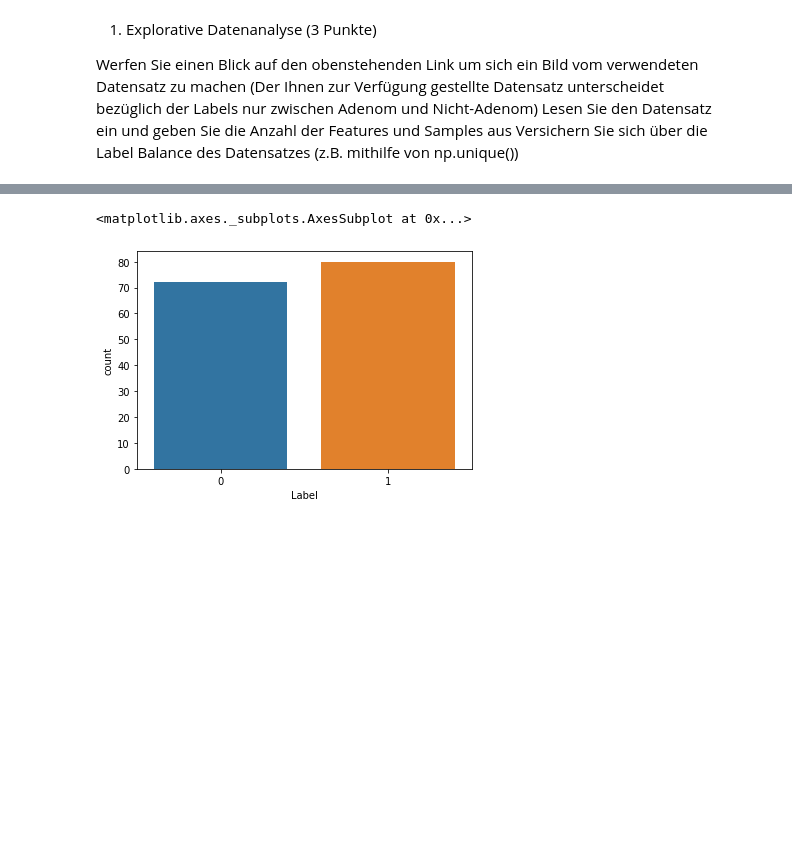
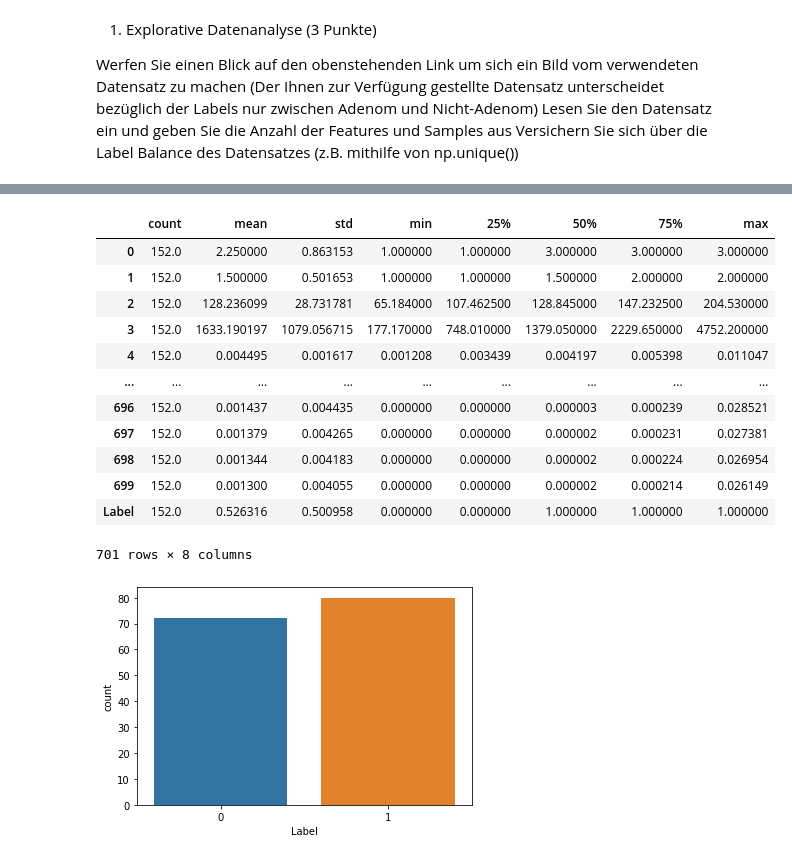
Before and after one commit to wermann33/MLEUnsupervised-Clustering-_Feature-Handling, a Jupyter notebook: Uebung 04.ipynb, the cells around one changed output, grey strips where cells are left out. Cells and saved outputs as stored; diff of their text form; code cells hidden in the pictures; blank space fills up the shorter version.

```diff
--- a/Uebung 04.ipynb
+++ b/Uebung 04.ipynb
@@ -287,5 +299,18 @@ memory usage: 833.6 KB
 # %%
 sns.countplot(data['Label'])
+data.describe().transpose()
 # %% [output]
+|  | count | mean | std | min | 25% | 50% | 75% | max |
+| 0 | 152.0 | 2.250000 | 0.863153 | 1.000000 | 1.000000 | 3.000000 | 3.000000 | 3.000000 |
+| 1 | 152.0 | 1.500000 | 0.501653 | 1.000000 | 1.000000 | 1.500000 | 2.000000 | 2.000000 |
+| 2 | 152.0 | 128.236099 | 28.731781 | 65.184000 | 107.462500 | 128.845000 | 147.232500 | 204.530000 |
+| 3 | 152.0 | 1633.190197 | 1079.056715 | 177.170000 | 748.010000 | 1379.050000 | 2229.650000 | 4752.200000 |
+| 4 | 152.0 | 0.004495 | 0.001617 | 0.001208 | 0.003439 | 0.004197 | 0.005398 | 0.011047 |
+| ... | ... | ... | ... | ... | ... | ... | ... | ... |
+| 696 | 152.0 | 0.001437 | 0.004435 | 0.000000 | 0.000000 | 0.000003 | 0.000239 | 0.028521 |
+| 697 | 152.0 | 0.001379 | 0.004265 | 0.000000 | 0.000000 | 0.000002 | 0.000231 | 0.027381 |
+| 698 | 152.0 | 0.001344 | 0.004183 | 0.000000 | 0.000000 | 0.000002 | 0.000224 | 0.026954 |
+| 699 | 152.0 | 0.001300 | 0.004055 | 0.000000 | 0.000000 | 0.000002 | 0.000214 | 0.026149 |
+| Label | 152.0 | 0.526316 | 0.500958 | 0.000000 | 0.000000 | 1.000000 | 1.000000 | 1.000000 |
-<matplotlib.axes._subplots.AxesSubplot at 0x...>
+701 rows × 8 columns
 [figure]
```
Also changed, not shown: parts of 4 cells of this notebook.
